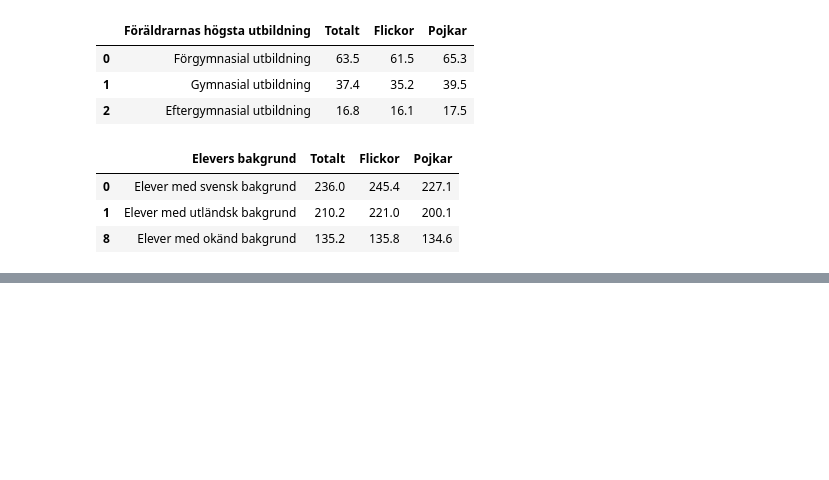
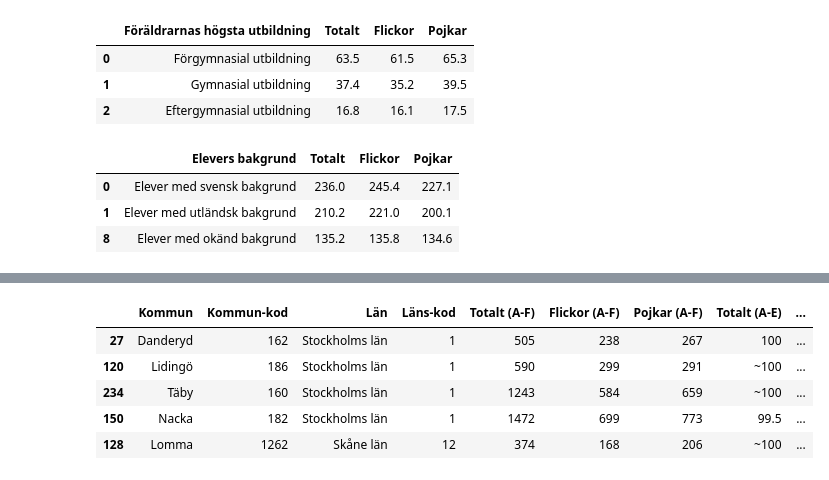
Before and after one commit to LordOfTurtles/Python-Erik-Johansson-OPA23, a Jupyter notebook: labb2/labb2.ipynb, the cells around one changed output, grey strips where cells are left out. Saved outputs shown, nothing was run; the diff lists cells and outputs as text; code cells hidden in the pictures; blank space fills up the shorter version.

```diff
--- a/labb2/labb2.ipynb
+++ b/labb2/labb2.ipynb
@@ -375,0 +438,10 @@ fig.show()
+# %%
+[english_top5, english_bottom5] = [df_english_regions_23.sort_values(by="Totalt (poäng)", ascending=b).head() for b in [False, True]]
+english_top5
+# %% [output]
+|  | Kommun | Kommun-kod | Län | Läns-kod | Totalt (A-F) | Flickor (A-F) | Pojkar (A-F) | Totalt (A-E) | ... |
+| 27 | Danderyd | 162 | Stockholms län | 1 | 505 | 238 | 267 | 100 | ... |
+| 120 | Lidingö | 186 | Stockholms län | 1 | 590 | 299 | 291 | ~100 | ... |
+| 234 | Täby | 160 | Stockholms län | 1 | 1243 | 584 | 659 | ~100 | ... |
+| 150 | Nacka | 182 | Stockholms län | 1 | 1472 | 699 | 773 | 99.5 | ... |
+| 128 | Lomma | 1262 | Skåne län | 12 | 374 | 168 | 206 | ~100 | ... |
```
Also changed, not shown: parts of 8 cells of this notebook, 1 other file.
